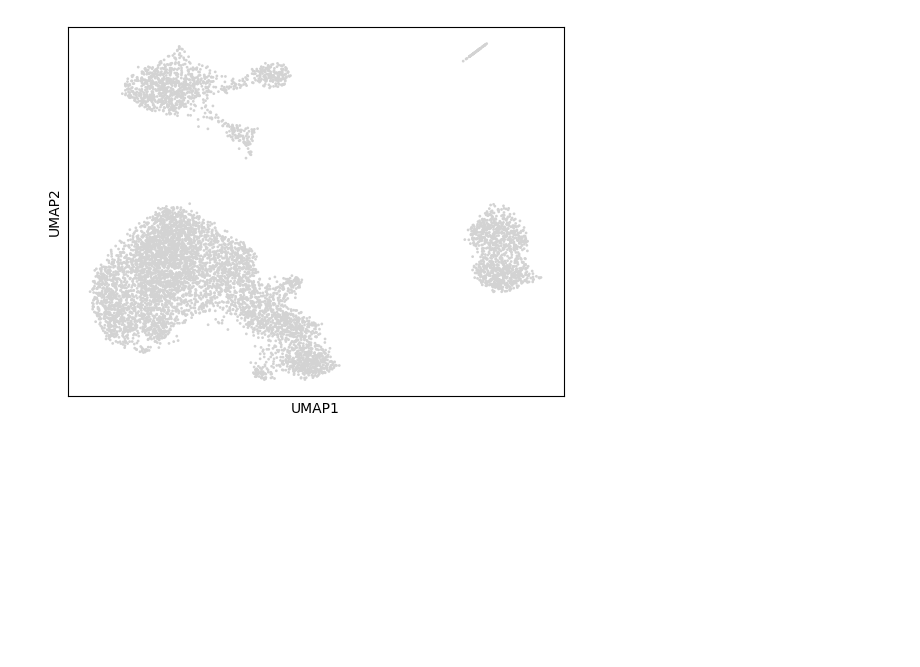
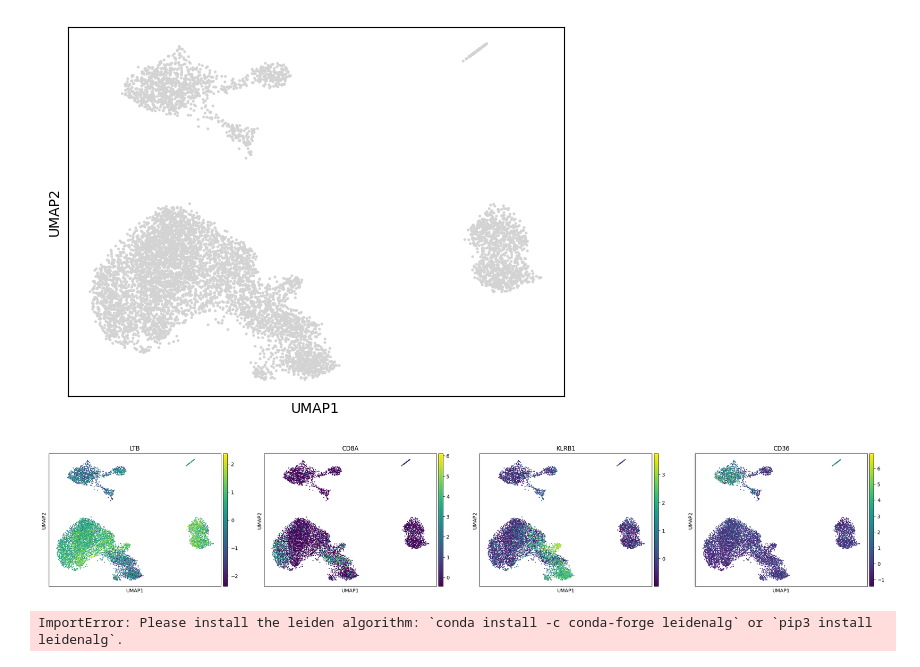
Before and after one commit to meyer-lab/bi-cytok, a Jupyter notebook: HelenPractice.ipynb, the cells around one changed output. Cells and saved outputs as stored; diff of their text form; code cells hidden in the pictures; blank space fills up the shorter version.

Commit message:
cant install leiden

```diff
--- a/HelenPractice.ipynb
+++ b/HelenPractice.ipynb
@@ -139,3 +140,19 @@ sc.tl.umap(X_ctrl)
 sc.pl.umap(X_ctrl)
 # %% [output]
 [figure]
+# %%
+# print("var names: ", list(X_ctrl.var_names))
+sc.pl.umap(X_ctrl, color=["LTB", "CD8A", "KLRB1", "CD36"])
+# %% [output]
+[figure, added]
+# %%
+sc.tl.leiden(
+    X_ctrl,
+    resolution=0.9,
+    random_state=0,
+    flavor="igraph",
+    n_iterations=2,
+    directed=False,
+)
+# %% [output]
+ImportError: Please install the leiden algorithm: `conda install -c conda-forge leidenalg` or `pip3 install leidenalg`.
```
Also changed, not shown: parts of 1 cell of this notebook.
